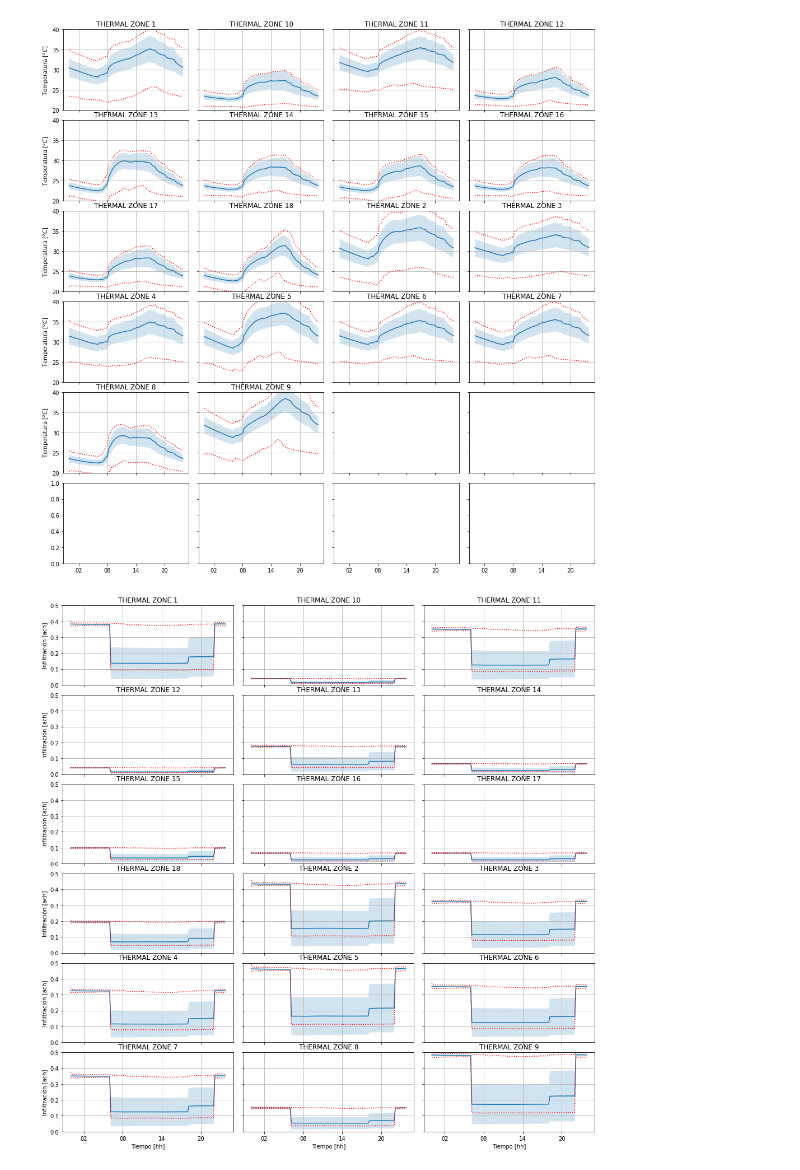
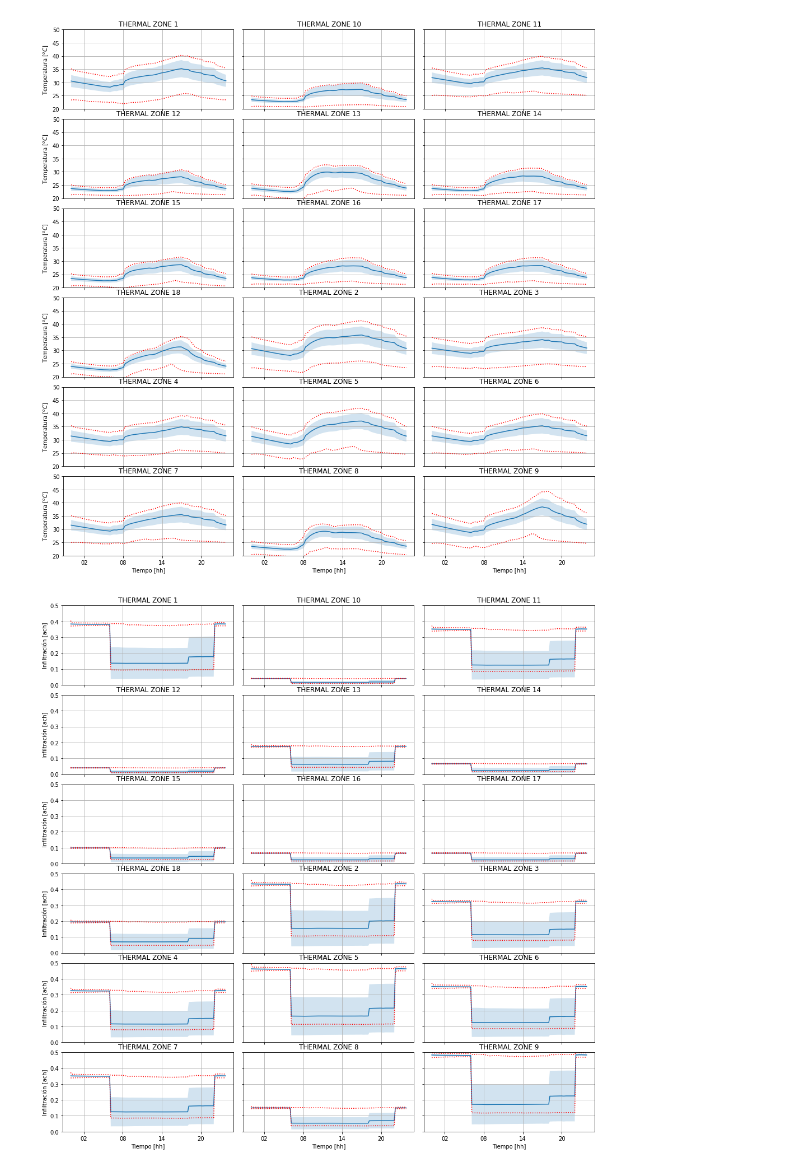
Before and after one commit to AltamarMx/review_simulation, a Jupyter notebook: notebooks/Analisis_nAC.ipynb, the cells around one changed output. Saved outputs shown, nothing was run; the diff lists cells and outputs as text; code cells hidden in the pictures.

Commit message:
zonas termicas comparadas

```diff
--- a/notebooks/Analisis_nAC.ipynb
+++ b/notebooks/Analisis_nAC.ipynb
@@ -32,7 +32,7 @@ def variable_osm(archivo,variable="Zone Mean Air Temperature",limpia_nombres=Fal
         if variable=="Zone Mean Air Temperature":
             zonas = [nombre[:-29] for nombre in nombres[1:]]
         if variable=="Zone Infiltration Air Change Rate":
-            zonas = [nombre[:-29-10] for nombre in nombres[1:]]
+            zonas = [nombre[:-39] for nombre in nombres[1:]]
     else:
         zonas = nombres[1:]
     tmp = pd.read_csv(archivo,skiprows=1,names=nombres,index_col=0,parse_dates=True)
@@ -113,10 +113,11 @@ def revisa_dia(data,zonas,vmin=0,vmax=50):
 # %%
 archivo = "../osm/edificio/run/002_ExportVariabletoCSV/report_ZoneMeanAirTemperature_ZoneTimestep.csv"
 temperaturas,zonas = variable_osm(archivo,limpia_nombres=True)
-graph_mean_std_max(temperaturas,zonas,columnas=4,renglones=6,figsize=(14,14),vmin=20,
+graph_mean_std_max(temperaturas,zonas,columnas=3,renglones=6,figsize=(14,14),vmin=20,
+                   vmax=50,
                    unidades="Temperatura [$^oC$]",xkcd=False)
 # %% [output]
-[figure, old version]
+[figure, new version]
 # %%
 archivo = "../osm/edificio/run/003_ExportVariabletoCSV/report_ZoneInfiltrationAirChangeRate_ZoneTimestep.csv"
 infiltracion,zonas = variable_osm(archivo,variable="Zone Infiltration Air Change Rate",limpia_nombres=True)
```
Also changed, not shown: parts of 5 cells of this notebook.
